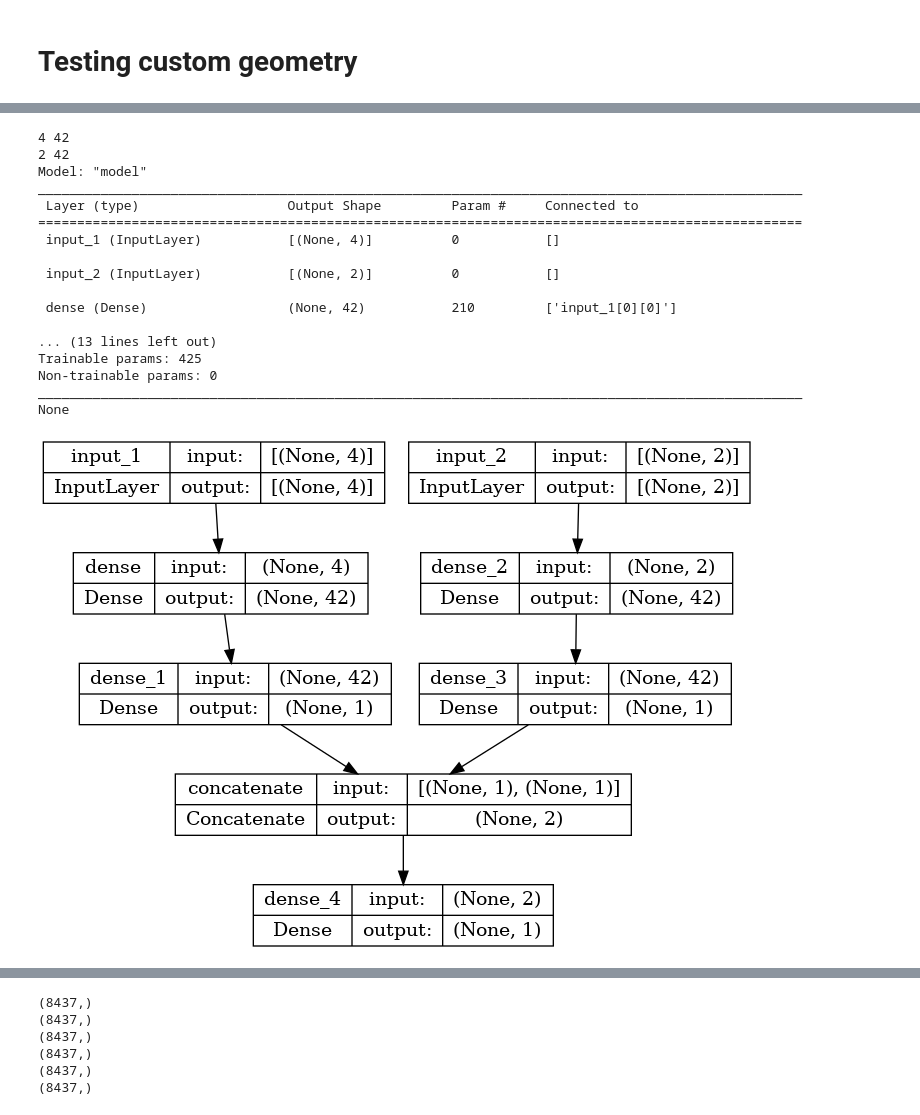
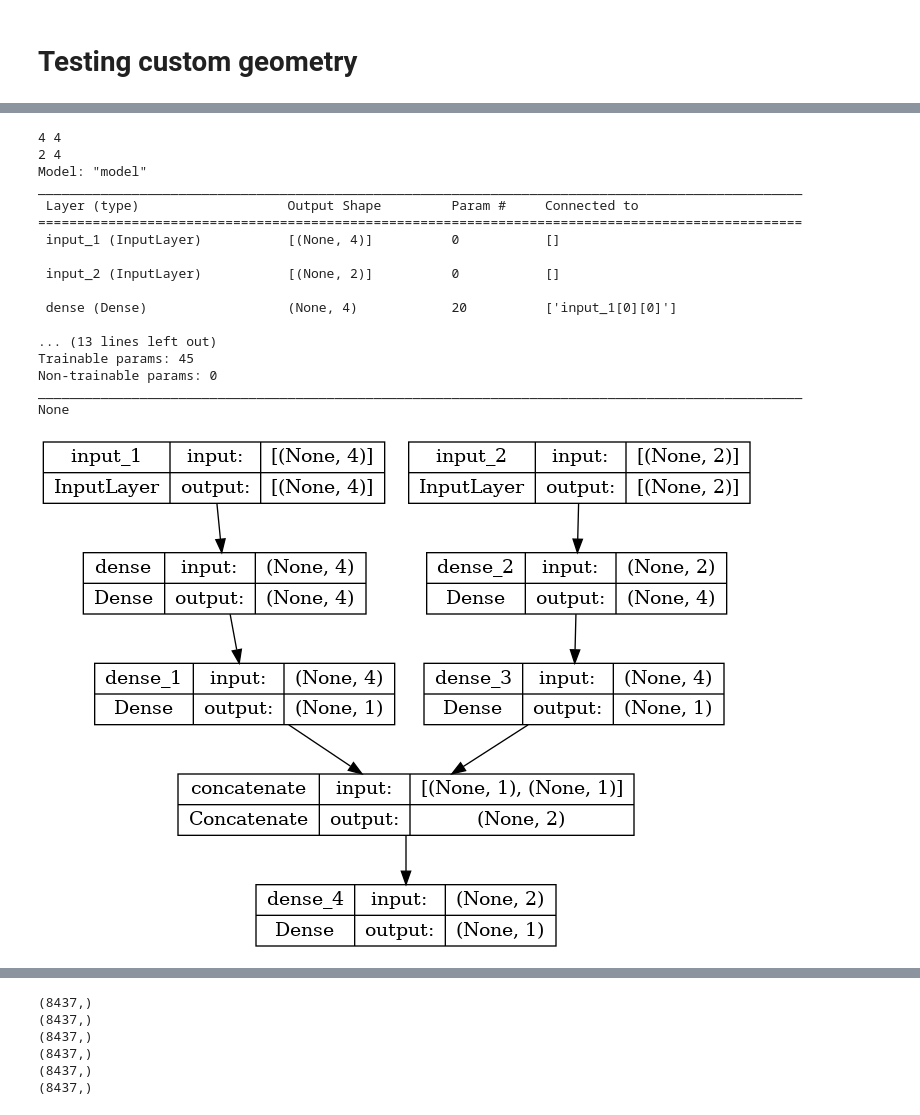
Before and after one commit to June-Skeeter/ML_Scripts, a Jupyter notebook: NN_Custom_Geometry.ipynb, the cells around one changed output, grey strips where cells are left out. Saved outputs shown, nothing was run; the diff lists cells and outputs as text; code cells hidden in the pictures.

```diff
--- a/NN_Custom_Geometry.ipynb
+++ b/NN_Custom_Geometry.ipynb
@@ -215,36 +209,36 @@ def make_model(Layer_Shapes,hidden_nodes,name='Model'):
 
     model_json = model.to_json()
     with open(f"temp_files/{name}/model_architecture.json", "w") as json_file:
         json_file.write(model_json)
 
 
     print(model.summary())
 
     return(model)
 
 
-model = make_model([4,2],42,name='NewModel')
+model = make_model([4,2],4,name='NewModel')
 
 keras.utils.plot_model(model, show_shapes=True)
 
 # model_json = model.to_json()
 # print(model_json)
 # %% [output]
-4 42
-2 42
+4 4
+2 4
 Model: "model"
 __________________________________________________________________________________________________
  Layer (type)                   Output Shape         Param #     Connected to
 ==================================================================================================
  input_1 (InputLayer)           [(None, 4)]          0           []
 
  input_2 (InputLayer)           [(None, 2)]          0           []
 
- dense (Dense)                  (None, 42)           210         ['input_1[0][0]']
+ dense (Dense)                  (None, 4)            20          ['input_1[0][0]']
 
 ... (13 lines left out)
-Trainable params: 425
+Trainable params: 45
 Non-trainable params: 0
 __________________________________________________________________________________________________
 None
-[figure, old version]
+[figure, new version]
```
Also changed, not shown: parts of 8 cells of this notebook, 2 other files.
